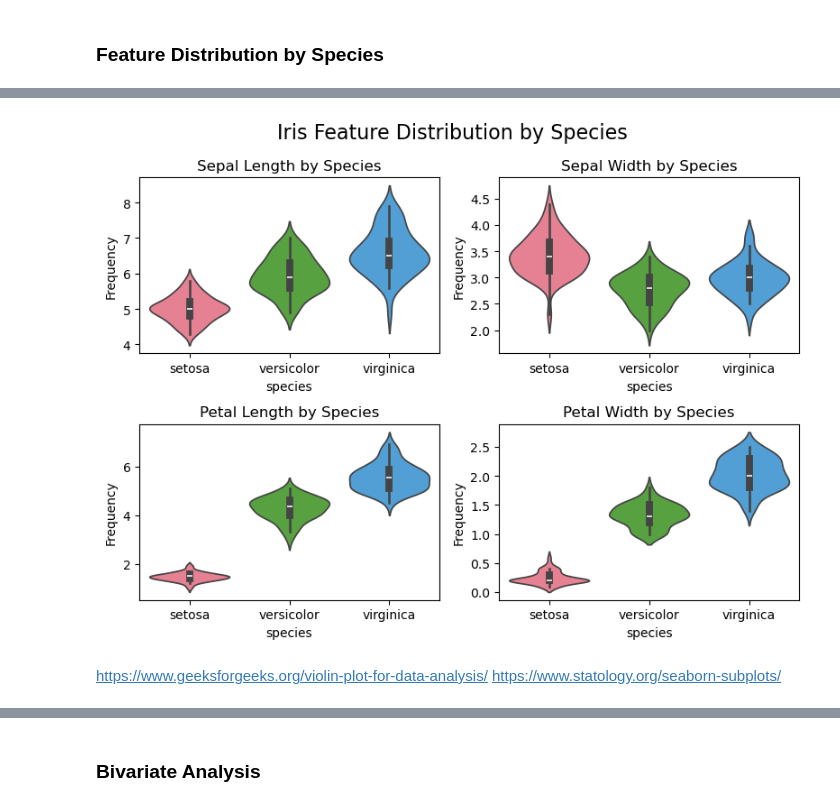
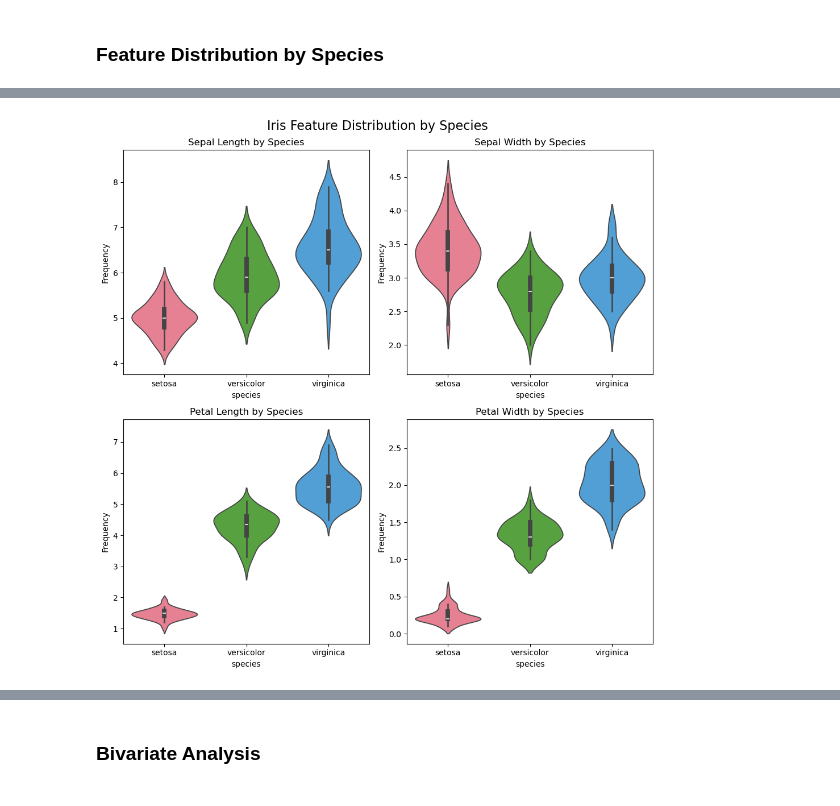
Before and after one commit to NibnabCodes/pands_project, a Jupyter notebook: investigations.ipynb, the cells around one changed output, grey strips where cells are left out. Cells and saved outputs as stored; diff of their text form; code cells hidden in the pictures.

```diff
--- a/investigations.ipynb
+++ b/investigations.ipynb
@@ -210,33 +212,31 @@ The boxplot reveals that sepal length has a relatively symmetric distribution wi
 # %%
 # Create violin plots of each feature by species
 
 # Create subplots
-fig, axes = plt.subplots(2, 2, figsize=(8, 6))
+fig, axes = plt.subplots(2, 2, figsize=(10, 10))
 
 # Add subplot title
 fig.suptitle("Iris Feature Distribution by Species", fontsize=16)
 
 # Create violin plots for each feature & add titles
 sns.violinplot(x='species', y='sepal_length', data=iris, ax=axes[0, 0], hue='species', palette="husl")
 axes[0, 0].set_ylabel("Frequency")
 axes[0, 0].set_title("Sepal Length by Species")
 
 sns.violinplot(x='species', y='sepal_width', data=iris, ax=axes[0, 1], hue='species', palette="husl")
 axes[0, 1].set_ylabel("Frequency")
 axes[0, 1].set_title("Sepal Width by Species")
 
 sns.violinplot(x='species', y='petal_length', data=iris, ax=axes[1, 0], hue='species', palette="husl")
 axes[1, 0].set_ylabel("Frequency")
 axes[1, 0].set_title("Petal Length by Species")
 
 sns.violinplot(x='species', y='petal_width', data=iris, ax=axes[1, 1], hue='species', palette="husl")
 axes[1, 1].set_ylabel("Frequency")
 axes[1, 1].set_title("Petal Width by Species")
 
 
 # Adjust layout
 plt.tight_layout()
 # %% [output]
-[figure, old version]
+[figure, new version]
-# %% [markdown]
-https://www.geeksforgeeks.org/violin-plot-for-data-analysis/ https://www.statology.org/seaborn-subplots/
```
Also changed, not shown: parts of 4 cells of this notebook.
